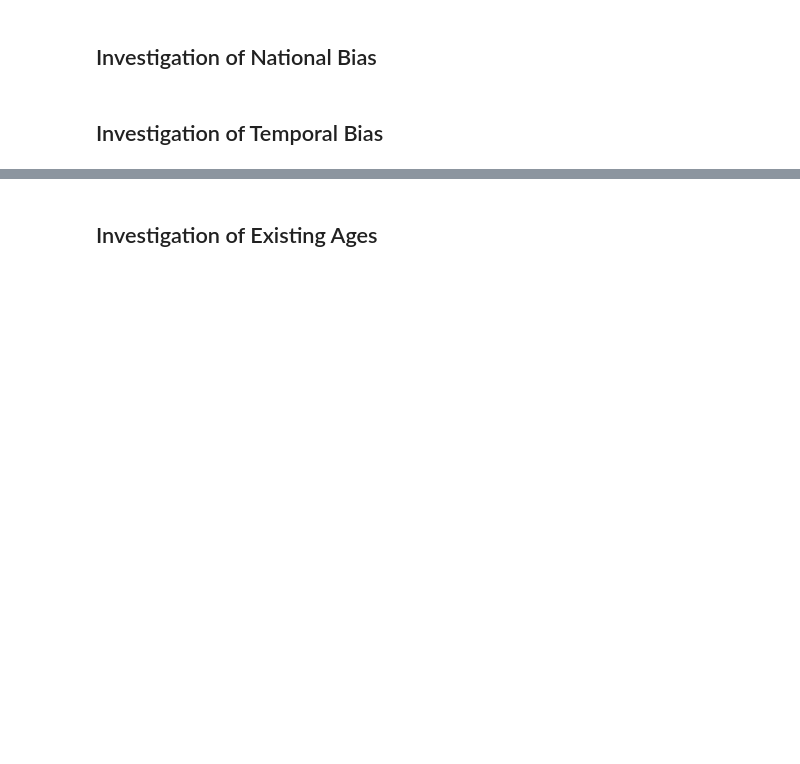
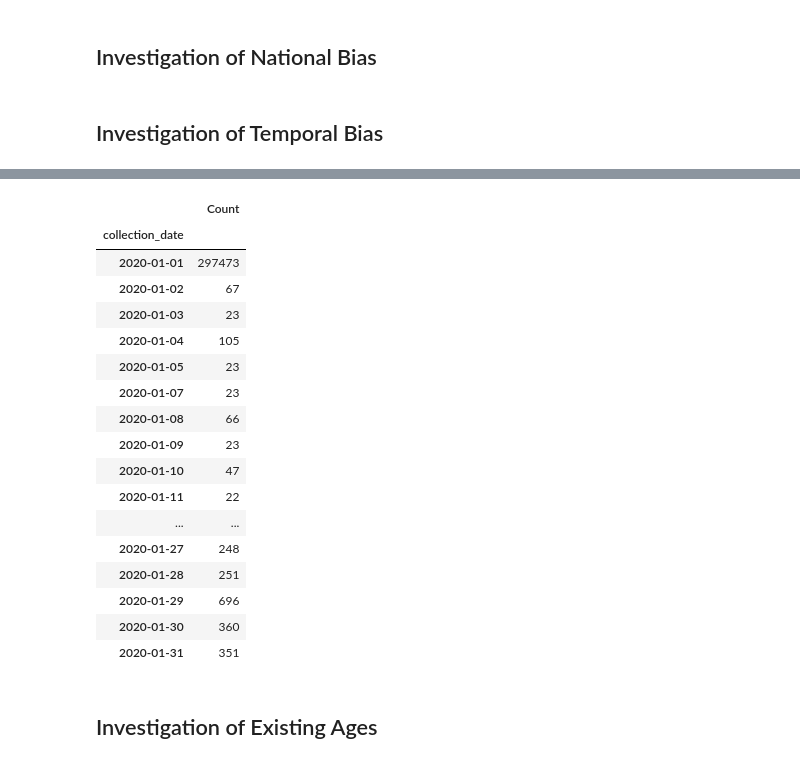
Before and after one commit to ninaihde/sampling-bias-cov19, a Jupyter notebook: src/create_general_insights.ipynb, the cells around one changed output, grey strips where cells are left out. Drawn from its saved outputs; the diff is of its cells as text; code cells hidden in the pictures; blank space fills up the shorter version.

```diff
--- a/src/create_general_insights.ipynb
+++ b/src/create_general_insights.ipynb
@@ -230,0 +235,26 @@ plt.close()
+# %%
+# Filter for January 2020
+date_counts[(date_counts.index.month == 1) & (date_counts.index.year == 2020)]
+
+# -> a lot of sequences on New Year's Day 2020
+# -> probably typo and 2021 is meant: UK had deflection around 9th January 2021 regarding number of cases
+# -> but not explainable at all for Switzerland
+# %% [output]
+|  | Count |
+| collection_date |  |
+| 2020-01-01 | 297473 |
+| 2020-01-02 | 67 |
+| 2020-01-03 | 23 |
+| 2020-01-04 | 105 |
+| 2020-01-05 | 23 |
+| 2020-01-07 | 23 |
+| 2020-01-08 | 66 |
+| 2020-01-09 | 23 |
+| 2020-01-10 | 47 |
+| 2020-01-11 | 22 |
+| ... | ... |
+| 2020-01-27 | 248 |
+| 2020-01-28 | 251 |
+| 2020-01-29 | 696 |
+| 2020-01-30 | 360 |
+| 2020-01-31 | 351 |
```
Also changed, not shown: parts of 9 cells of this notebook, 1 other file.
